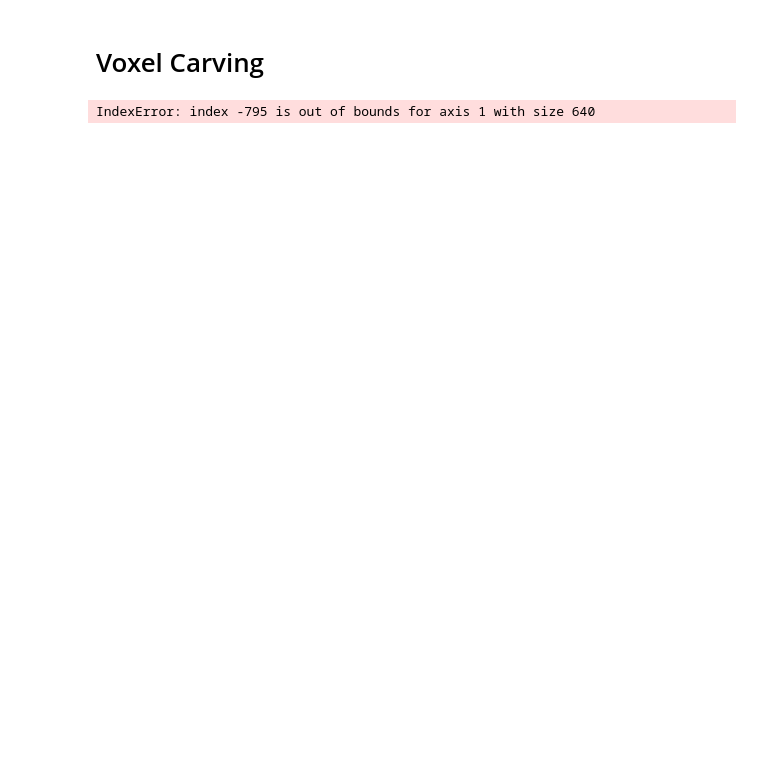
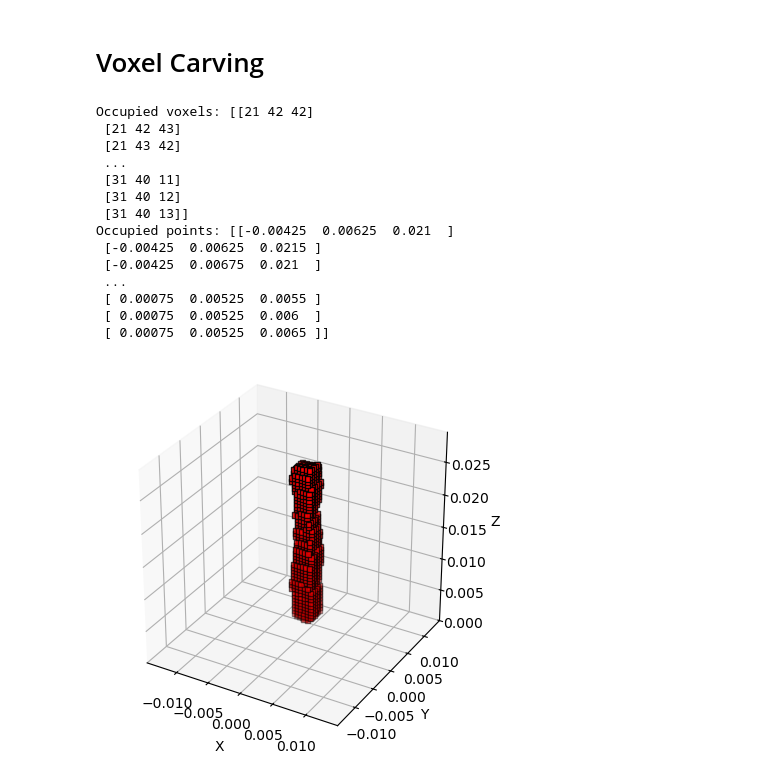
Before and after one commit to jasonkglim/Catheter-Perception, a Jupyter notebook: scripts/catheter_pose_estimation.ipynb, the cells around one changed output. Cells and saved outputs as stored; diff of their text form; code cells hidden in the pictures; blank space fills up the shorter version.

```diff
--- a/scripts/catheter_pose_estimation.ipynb
+++ b/scripts/catheter_pose_estimation.ipynb
@@ -444,8 +652,8 @@ import matplotlib.pyplot as plt
 dir = "../tip_pose_images"
 # cam0_path = sorted(glob.glob(f"{dir}/cam0_*.pkl"))
 # cam1_path = sorted(glob.glob(f"{dir}/cam1_*.pkl"))
-cam0_file = f"{dir}/segmentation_results/cam0_0.pkl"
-cam1_file = f"{dir}/segmentation_results/cam1_0.pkl"
+cam0_file = f"{dir}/segmentation_results/cam1_0.pkl"
+cam1_file = f"{dir}/segmentation_results/cam1_1.pkl"
 
 # for cam0_file, cam1_file in zip(cam0_path, cam1_path):
 
@@ -456,34 +664,68 @@ with open(cam1_file, "rb") as f:
 cam0_mask = cam0_segmentation_results["masks"][0]
 cam1_mask = cam1_segmentation_results["masks"][0]
 
 # Voxel carving
 for index, (i, j, k) in enumerate(np.ndindex(N_X, N_Y, N_Z)):
     cam0_voxel_coords = voxel_lookup_table[0, index, :]
     cam1_voxel_coords = voxel_lookup_table[1, index, :]
 
     # Check if the voxel is visible in both cameras
     if cam0_mask[int(cam0_voxel_coords[1]), int(cam0_voxel_coords[0])] > 0 and \
         cam1_mask[int(cam1_voxel_coords[1]), int(cam1_voxel_coords[0])] > 0:
         voxel_map[i, j, k] = 1
 
 
 # Visualize voxel map
 
 # Extract the coordinates of occupied voxels
 occupied_voxels = np.argwhere(voxel_map == 1)
+print(f"Occupied voxels: {occupied_voxels}")
 occupied_points = occupied_voxels * VOXEL_SIZE - origin
+print(f"Occupied points: {occupied_points}")
 
-# Create a 3D scatter plot
+# Create a 3D scatter plot with improved visualization
+
 fig = plt.figure()
 ax = fig.add_subplot(111, projection='3d')
-ax.scatter(occupied_points[:, 0], occupied_points[:, 1], occupied_points[:, 2], c='r', marker='o')
+
+# Set axes limits to match voxel grid limits
+x_min, y_min, z_min = voxel_coordinates.min(axis=0)
+x_max, y_max, z_max = voxel_coordinates.max(axis=0)
+ax.set_xlim([x_min, x_max])
+ax.set_ylim([y_min, y_max])
+ax.set_zlim([z_min, z_max])
 
 # Set labels and aspect ratio
 ax.set_xlabel('X')
 ax.set_ylabel('Y')
 ax.set_zlabel('Z')
-ax.set_box_aspect([1, 1, 1])  # Equal aspect ratio
+ax.set_box_aspect([x_max - x_min, y_max - y_min, z_max - z_min])
+
+# Marker size: fill the voxel space (marker size is in points^2, so scale accordingly)
+voxel_size = VOXEL_SIZE
+# Calculate marker size in points^2 for scatter (approximate for visual fill)
+# The following formula is a heuristic for matplotlib scatter in 3D:
+marker_size = (72 * voxel_size / (x_max - x_min)) ** 2 * 10
+
+ax.scatter(
+    occupied_points[:, 0], occupied_points[:, 1], occupied_points[:, 2],
+    c='r', marker='s', s=marker_size, edgecolor='k'
+)
 
 plt.show()
 # %% [output]
-IndexError: index -795 is out of bounds for axis 1 with size 640
+Occupied voxels: [[21 42 42]
+ [21 42 43]
+ [21 43 42]
+ ...
+ [31 40 11]
+ [31 40 12]
+ [31 40 13]]
+Occupied points: [[-0.00425  0.00625  0.021  ]
+ [-0.00425  0.00625  0.0215 ]
+ [-0.00425  0.00675  0.021  ]
+ ...
+ [ 0.00075  0.00525  0.0055 ]
+ [ 0.00075  0.00525  0.006  ]
+ [ 0.00075  0.00525  0.0065 ]]
+[figure, added]
```
Also changed, not shown: parts of 10 cells of this notebook, 25 other files.
